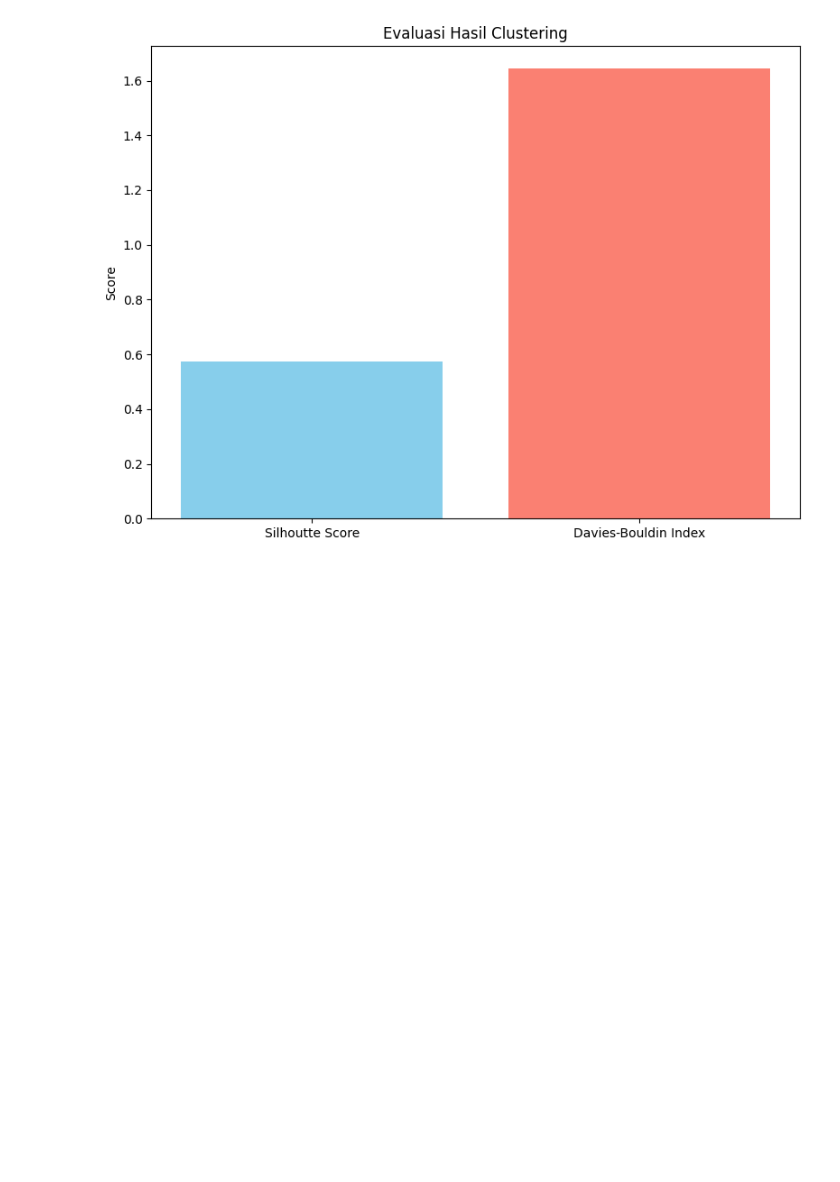
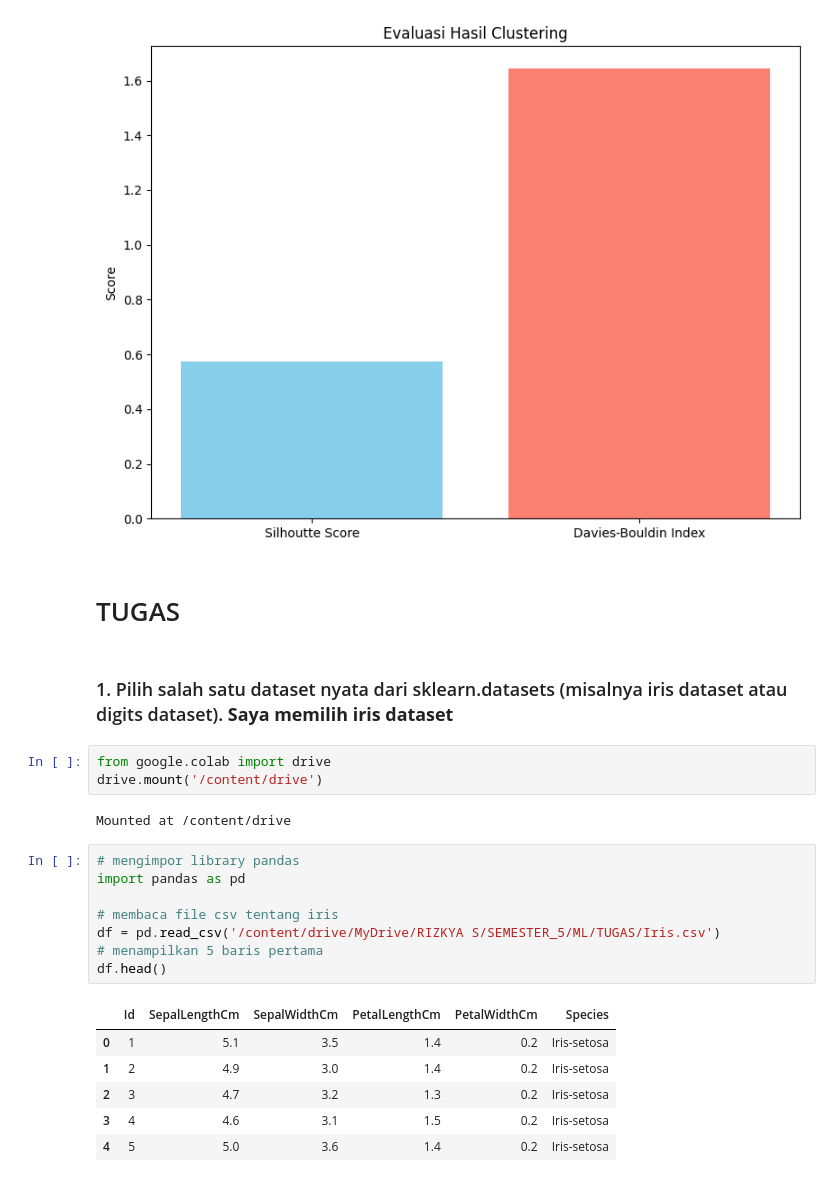
Before and after one commit to RizkyaSalsabila/Assignment-Sem5_ML_Rizkya-Salsabila, a Jupyter notebook: praktikum_05/TG5_2341720056_Rizkya_Salsabila.ipynb, the cells around one changed output. Cells and saved outputs as stored; diff of their text form; blank space fills up the shorter version.

```diff
--- a/praktikum_05/TG5_2341720056_Rizkya_Salsabila.ipynb
+++ b/praktikum_05/TG5_2341720056_Rizkya_Salsabila.ipynb
@@ -312,3 +312,27 @@ plt.tight_layout()
 plt.show()
 # %% [output]
 [figure]
+# %% [markdown]
+# TUGAS
+# %% [markdown]
+### 1. Pilih salah satu dataset nyata dari sklearn.datasets (misalnya iris dataset atau digits dataset). **Saya memilih iris dataset**
+# %%
+from google.colab import drive
+drive.mount('/content/drive')
+# %% [output]
+Mounted at /content/drive
+# %%
+# mengimpor library pandas
+import pandas as pd
+
+# membaca file csv tentang iris
+df = pd.read_csv('/content/drive/MyDrive/RIZKYA S/SEMESTER_5/ML/TUGAS/Iris.csv')
+# menampilkan 5 baris pertama
+df.head()
+# %% [output]
+|  | Id | SepalLengthCm | SepalWidthCm | PetalLengthCm | PetalWidthCm | Species |
+| 0 | 1 | 5.1 | 3.5 | 1.4 | 0.2 | Iris-setosa |
+| 1 | 2 | 4.9 | 3.0 | 1.4 | 0.2 | Iris-setosa |
+| 2 | 3 | 4.7 | 3.2 | 1.3 | 0.2 | Iris-setosa |
+| 3 | 4 | 4.6 | 3.1 | 1.5 | 0.2 | Iris-setosa |
+| 4 | 5 | 5.0 | 3.6 | 1.4 | 0.2 | Iris-setosa |
```
Also changed, not shown: parts of 16 cells of this notebook.
